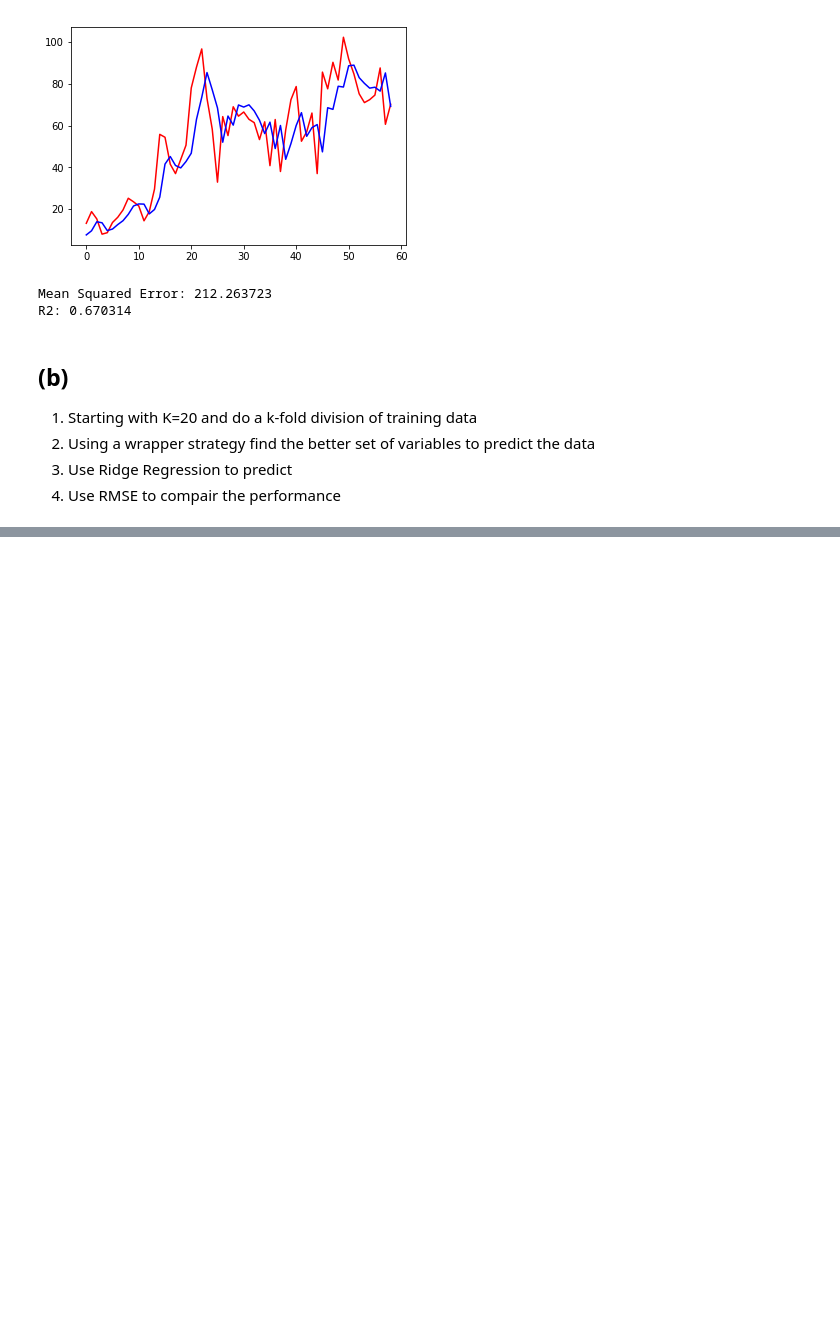
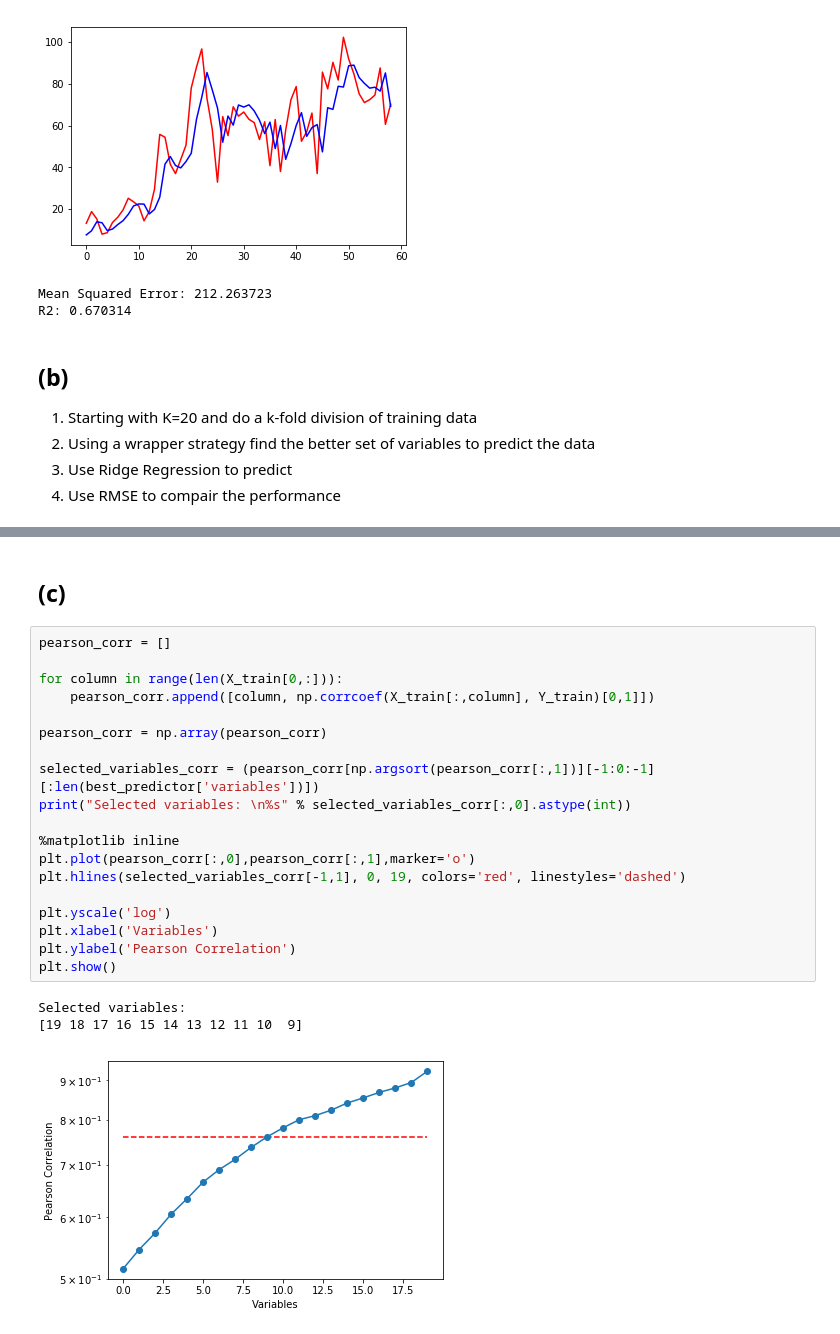
Before and after one commit to seoruosa/ia006_aprendizado-de-maquina_feec-unicamp, a Jupyter notebook: EFC/EFC1/sunspot.ipynb, the cells around one changed output, grey strips where cells are left out. Cells and saved outputs as stored; diff of their text form; blank space fills up the shorter version.

```diff
--- a/EFC/EFC1/sunspot.ipynb
+++ b/EFC/EFC1/sunspot.ipynb
@@ -161,0 +198,25 @@ R2: 0.679656
+# %% [markdown]
+## (c)
+# %%
+pearson_corr = []
+
+for column in range(len(X_train[0,:])):
+    pearson_corr.append([column, np.corrcoef(X_train[:,column], Y_train)[0,1]])
+
+pearson_corr = np.array(pearson_corr)
+
+selected_variables_corr = (pearson_corr[np.argsort(pearson_corr[:,1])][-1:0:-1][:len(best_predictor['variables'])])
+print("Selected variables: \n%s" % selected_variables_corr[:,0].astype(int))
+
+%matplotlib inline
+plt.plot(pearson_corr[:,0],pearson_corr[:,1],marker='o')
+plt.hlines(selected_variables_corr[-1,1], 0, 19, colors='red', linestyles='dashed')
+
+plt.yscale('log')
+plt.xlabel('Variables')
+plt.ylabel('Pearson Correlation')
+plt.show()
+# %% [output]
+Selected variables:
+[19 18 17 16 15 14 13 12 11 10  9]
+[figure, added]
```
Also changed, not shown: parts of 6 cells of this notebook.
